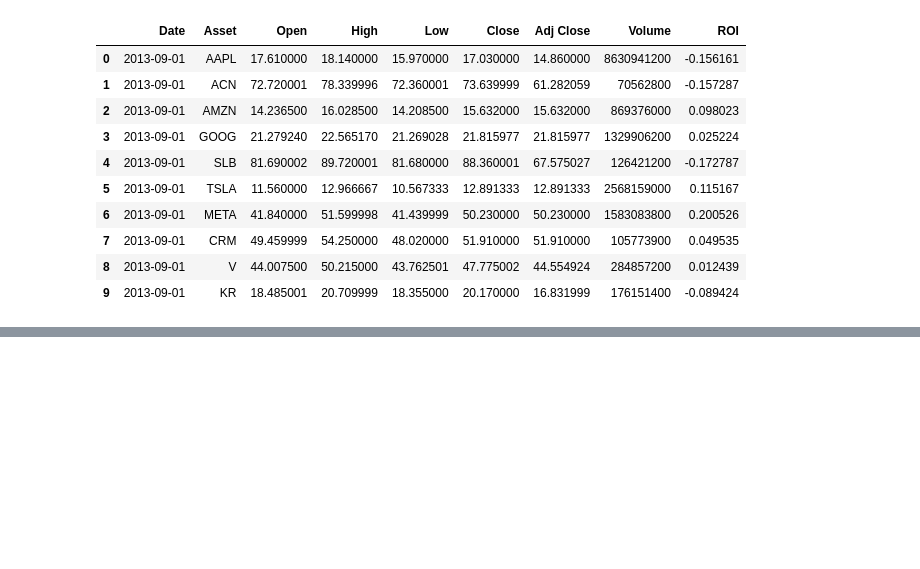
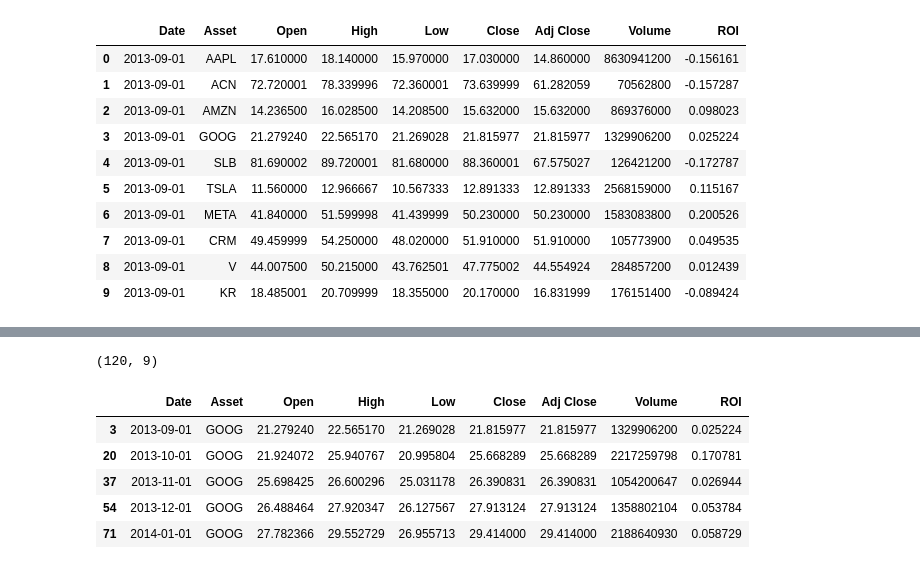
Before and after one commit to joaquinrovi/markowitz-mmcormick, a Jupyter notebook: docs/statistical_analysis.ipynb, the cells around one changed output, grey strips where cells are left out. Drawn from its saved outputs; the diff is of its cells as text; code cells hidden in the pictures; blank space fills up the shorter version.

```diff
--- a/docs/statistical_analysis.ipynb
+++ b/docs/statistical_analysis.ipynb
@@ -216,0 +368,13 @@ else:
+# %%
+google.shape
+# %% [output]
+(120, 9)
+# %%
+google.head()
+# %% [output]
+|  | Date | Asset | Open | High | Low | Close | Adj Close | Volume | ROI |
+| 3 | 2013-09-01 | GOOG | 21.279240 | 22.565170 | 21.269028 | 21.815977 | 21.815977 | 1329906200 | 0.025224 |
+| 20 | 2013-10-01 | GOOG | 21.924072 | 25.940767 | 20.995804 | 25.668289 | 25.668289 | 2217259798 | 0.170781 |
+| 37 | 2013-11-01 | GOOG | 25.698425 | 26.600296 | 25.031178 | 26.390831 | 26.390831 | 1054200647 | 0.026944 |
+| 54 | 2013-12-01 | GOOG | 26.488464 | 27.920347 | 26.127567 | 27.913124 | 27.913124 | 1358802104 | 0.053784 |
+| 71 | 2014-01-01 | GOOG | 27.782366 | 29.552729 | 26.955713 | 29.414000 | 29.414000 | 2188640930 | 0.058729 |
```
Also changed, not shown: parts of 35 cells of this notebook, 1 other file.
